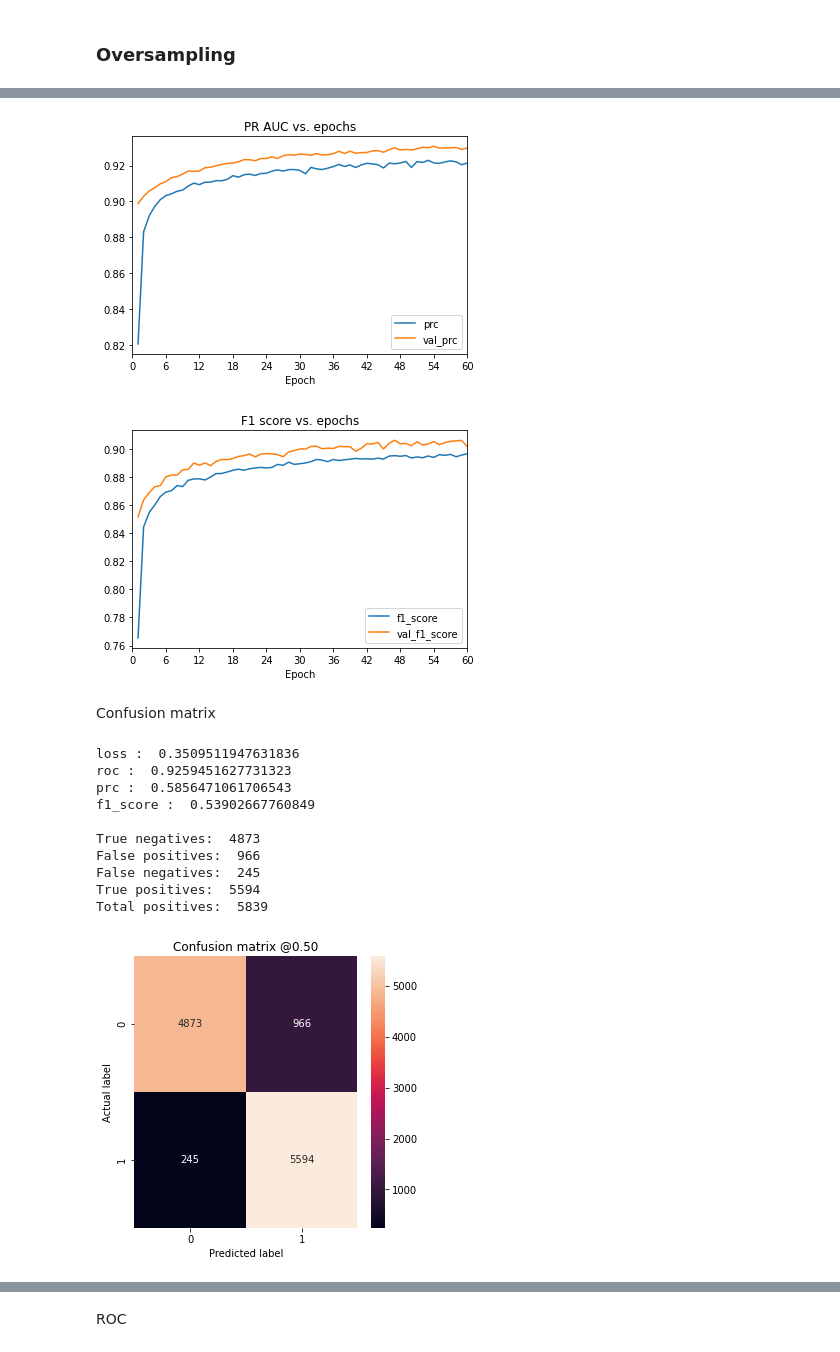
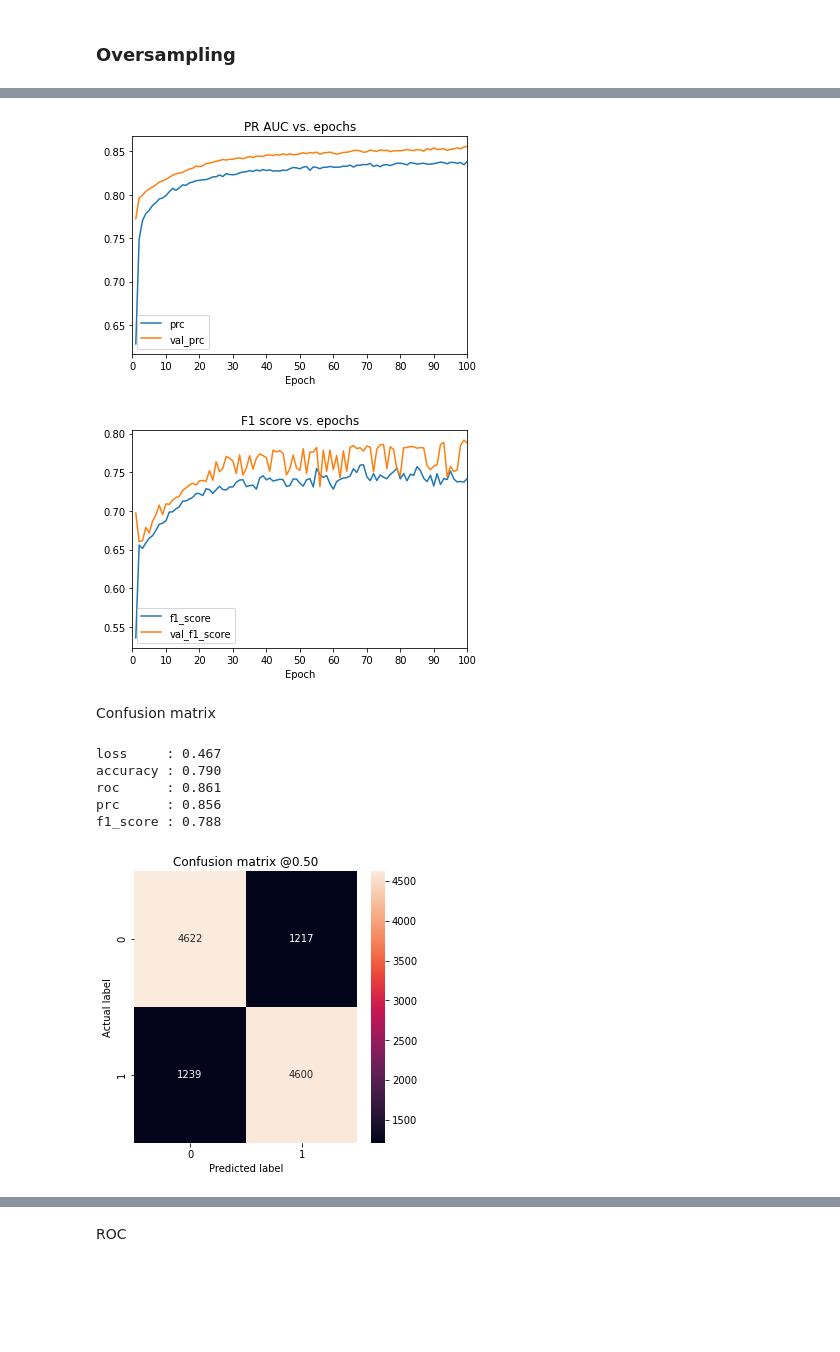
Before and after one commit to tibfab/bank-campaign-ml, a Jupyter notebook: ds_ml_dnn.ipynb, the cells around one changed output, grey strips where cells are left out. Cells and saved outputs as stored; diff of their text form; code cells hidden in the pictures; blank space fills up the shorter version.

```diff
--- a/ds_ml_dnn.ipynb
+++ b/ds_ml_dnn.ipynb
@@ -570,11 +563,6 @@ Confusion matrix
 train_predictions_weighted = dnn_weighted.predict(x_train, batch_size=BATCH_SIZE)
 val_predictions_weighted = dnn_weighted.predict(x_val, batch_size=BATCH_SIZE)
 
-baseline_results = dnn_weighted.evaluate(x_val, y_val,
-                                         batch_size=BATCH_SIZE, verbose=0)
-for name, value in zip(dnn_weighted.metrics_names, baseline_results):
-  print(name, ': ', value)
-print()
-
+print_metrics(dnn_weighted)
 plot_cm(y_val, val_predictions_weighted, p=0.5)
 # %% [output]
@@ -620,7 +601,7 @@ def perform_oversampling(x, y):
 
     return x, y
 # %%
-train_data_os, target_os, train_encoder_os = get_processed_data('train_file.xlsx', oversample=True)
+train_data_os, target_os, train_encoder_os = get_processed_data('train_file.xlsx', oversampling=True)
 
 print(f'train_data shape: {train_data_os.shape}')
 print(f'target shape: {target_os.shape}')
@@ -651,8 +632,8 @@ X train shape: (46712, 57); X test shape (11678, 57)
 Y train shape: (46712, 1); Y test shape (11678, 1)
 # %%
-dnn_os = get_regularized_dnn()
+dnn_os = get_regularized_dnn(print_summary=False)
 os_history = dnn_os.fit(x_train_os, y_train_os,
                          validation_data=(x_val_os, y_val_os),
                          batch_size=BATCH_SIZE,
-                         epochs=60,
-                         verbose=1)
+                         epochs=100,
+                         verbose=0)
@@ -685,33 +648,28 @@ plot_history(os_history.history, train_label='roc', val_label='val_roc', title='
 # %%
-plot_history(os_history.history, train_label='prc', val_label='val_prc', title='PR AUC vs. epochs')
+plot_history(os_history, train_label='prc', val_label='val_prc', title='PR AUC vs. epochs')
 # %% [output]
-[figure, old version]
+[figure, new version]
 # %%
-plot_history(os_history.history, train_label='f1_score', val_label='val_f1_score', title='F1 score vs. epochs')
+plot_history(os_history, train_label='f1_score', val_label='val_f1_score', title='F1 score vs. epochs')
 # %% [output]
-[figure, old version]
+[figure, new version]
 # %% [markdown]
 Confusion matrix
+# %%
+def print_metrics_os(model):
+    baseline_results = model.evaluate(x_val_os, y_val_os, batch_size=BATCH_SIZE, verbose=0)
+    for name, value in zip(model.metrics_names, baseline_results):
+        print(f'{name:<9}: {value:0.3f}')
 # %%
 train_predictions_os = dnn_os.predict(x_train_os, batch_size=BATCH_SIZE)
 val_predictions_os = dnn_os.predict(x_val_os, batch_size=BATCH_SIZE)
 
-os_results = dnn_os.evaluate(x_val_os, y_val_os,
-                             batch_size=BATCH_SIZE, verbose=0)
-for name, value in zip(dnn_os.metrics_names, baseline_results):
-  print(name, ': ', value)
-print()
-
+print_metrics_os(dnn_os)
 plot_cm(y_val_os, val_predictions_os, p=0.5)
 # %% [output]
-loss :  0.3509511947631836
-roc :  0.9259451627731323
-prc :  0.5856471061706543
-f1_score :  0.53902667760849
-
-True negatives:  4873
-False positives:  966
-False negatives:  245
-True positives:  5594
-Total positives:  5839
+loss     : 0.467
+accuracy : 0.790
+roc      : 0.861
+prc      : 0.856
+f1_score : 0.788
-[figure, old version]
+[figure, new version]
```
Also changed, not shown: parts of 63 cells of this notebook, 2 other files.
